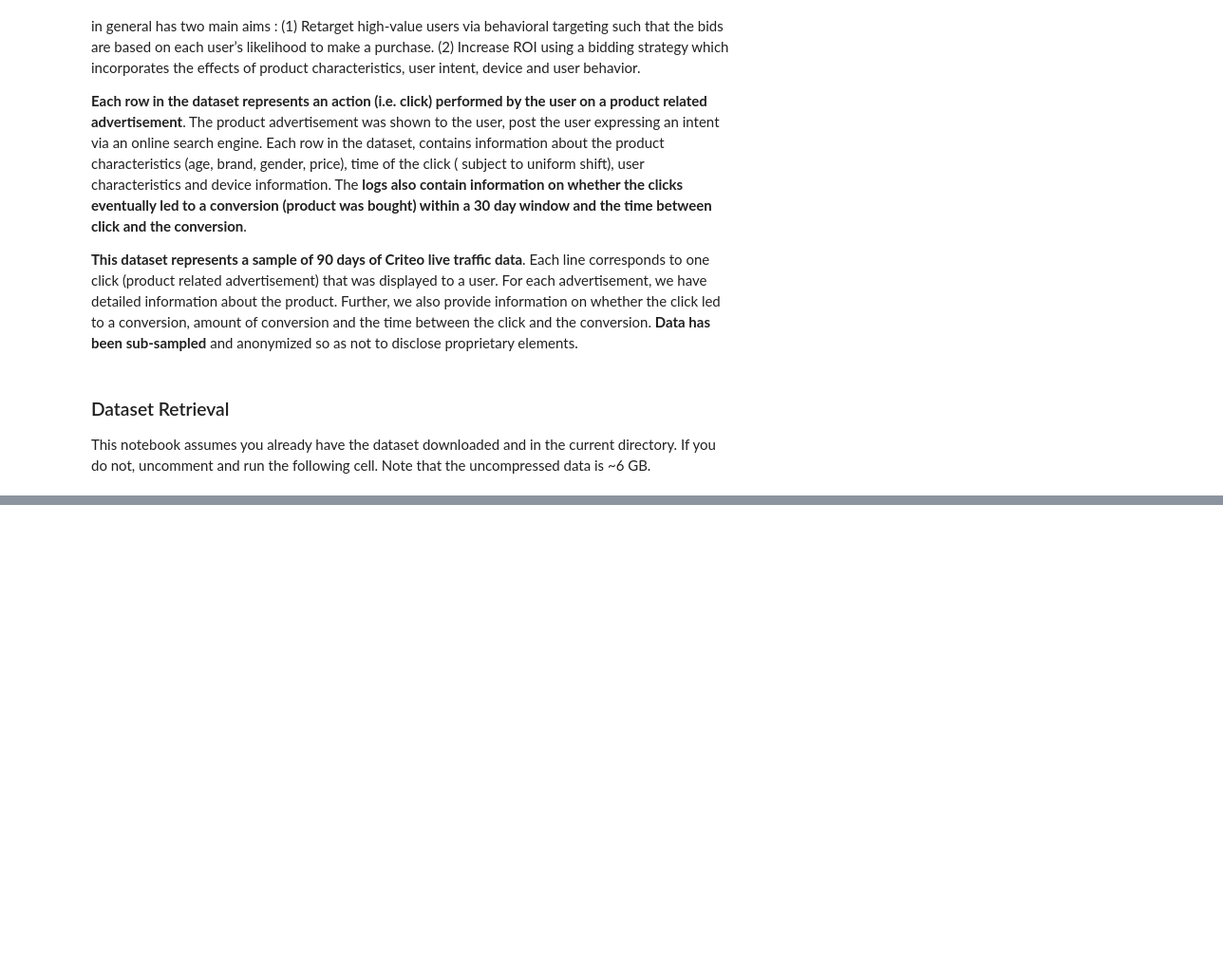
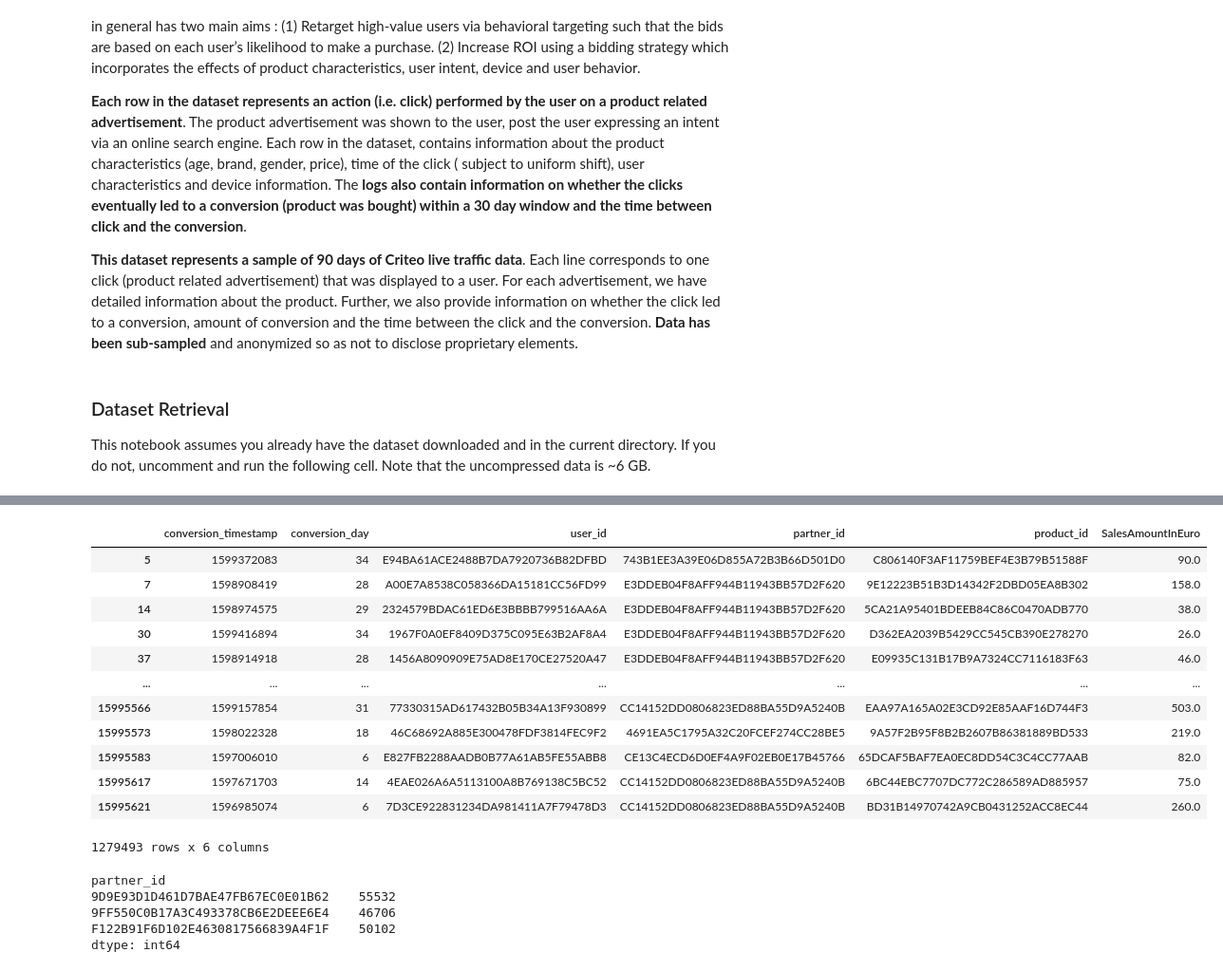
Before and after one commit to columbia/cookiemonster, a Jupyter notebook: systemx/data/criteo/test_criteo_conversion_search_data.ipynb, the cells around one changed output, grey strips where cells are left out. Shown at 95% size. Saved outputs shown, nothing was run; the diff lists cells and outputs as text; code cells hidden in the pictures; blank space fills up the shorter version.

```diff
--- a/systemx/data/criteo/test_criteo_conversion_search_data.ipynb
+++ b/systemx/data/criteo/test_criteo_conversion_search_data.ipynb
@@ -127,2 +136,16 @@ conversions = pd.DataFrame(df.loc[df.Sale == 1])[
 # %%
-impressions
+conversions
+# %% [output]
+|  | conversion_timestamp | conversion_day | user_id | partner_id | product_id | SalesAmountInEuro |
+| 5 | 1599372083 | 34 | E94BA61ACE2488B7DA7920736B82DFBD | 743B1EE3A39E06D855A72B3B66D501D0 | C806140F3AF11759BEF4E3B79B51588F | 90.0 |
+| 7 | 1598908419 | 28 | A00E7A8538C058366DA15181CC56FD99 | E3DDEB04F8AFF944B11943BB57D2F620 | 9E12223B51B3D14342F2DBD05EA8B302 | 158.0 |
+| 14 | 1598974575 | 29 | 2324579BDAC61ED6E3BBBB799516AA6A | E3DDEB04F8AFF944B11943BB57D2F620 | 5CA21A95401BDEEB84C86C0470ADB770 | 38.0 |
+| 30 | 1599416894 | 34 | 1967F0A0EF8409D375C095E63B2AF8A4 | E3DDEB04F8AFF944B11943BB57D2F620 | D362EA2039B5429CC545CB390E278270 | 26.0 |
+| 37 | 1598914918 | 28 | 1456A8090909E75AD8E170CE27520A47 | E3DDEB04F8AFF944B11943BB57D2F620 | E09935C131B17B9A7324CC7116183F63 | 46.0 |
+| ... | ... | ... | ... | ... | ... | ... |
+| 15995566 | 1599157854 | 31 | 77330315AD617432B05B34A13F930899 | CC14152DD0806823ED88BA55D9A5240B | EAA97A165A02E3CD92E85AAF16D744F3 | 503.0 |
+| 15995573 | 1598022328 | 18 | 46C68692A885E300478FDF3814FEC9F2 | 4691EA5C1795A32C20FCEF274CC28BE5 | 9A57F2B95F8B2B2607B86381889BD533 | 219.0 |
+| 15995583 | 1597006010 | 6 | E827FB2288AADB0B77A61AB5FE55ABB8 | CE13C4ECD6D0EF4A9F02EB0E17B45766 | 65DCAF5BAF7EA0EC8DD54C3C4CC77AAB | 82.0 |
+| 15995617 | 1597671703 | 14 | 4EAE026A6A5113100A8B769138C5BC52 | CC14152DD0806823ED88BA55D9A5240B | 6BC44EBC7707DC772C286589AD885957 | 75.0 |
+| 15995621 | 1596985074 | 6 | 7D3CE922831234DA981411A7F79478D3 | CC14152DD0806823ED88BA55D9A5240B | BD31B14970742A9CB0431252ACC8EC44 | 260.0 |
+1279493 rows x 6 columns
@@ -130,0 +152,9 @@ print(conversions["user_id"].nunique())
+# %%
+adsc = conversions.query("partner_id=='9D9E93D1D461D7BAE47FB67EC0E01B62' or partner_id=='F122B91F6D102E4630817566839A4F1F' or partner_id=='9FF550C0B17A3C493378CB6E2DEEE6E4'")
+adsc.groupby("partner_id").size()
+# %% [output]
+partner_id
+9D9E93D1D461D7BAE47FB67EC0E01B62    55532
+9FF550C0B17A3C493378CB6E2DEEE6E4    46706
+F122B91F6D102E4630817566839A4F1F    50102
+dtype: int64
```
Also changed, not shown: parts of 17 cells of this notebook, 3 other files.
